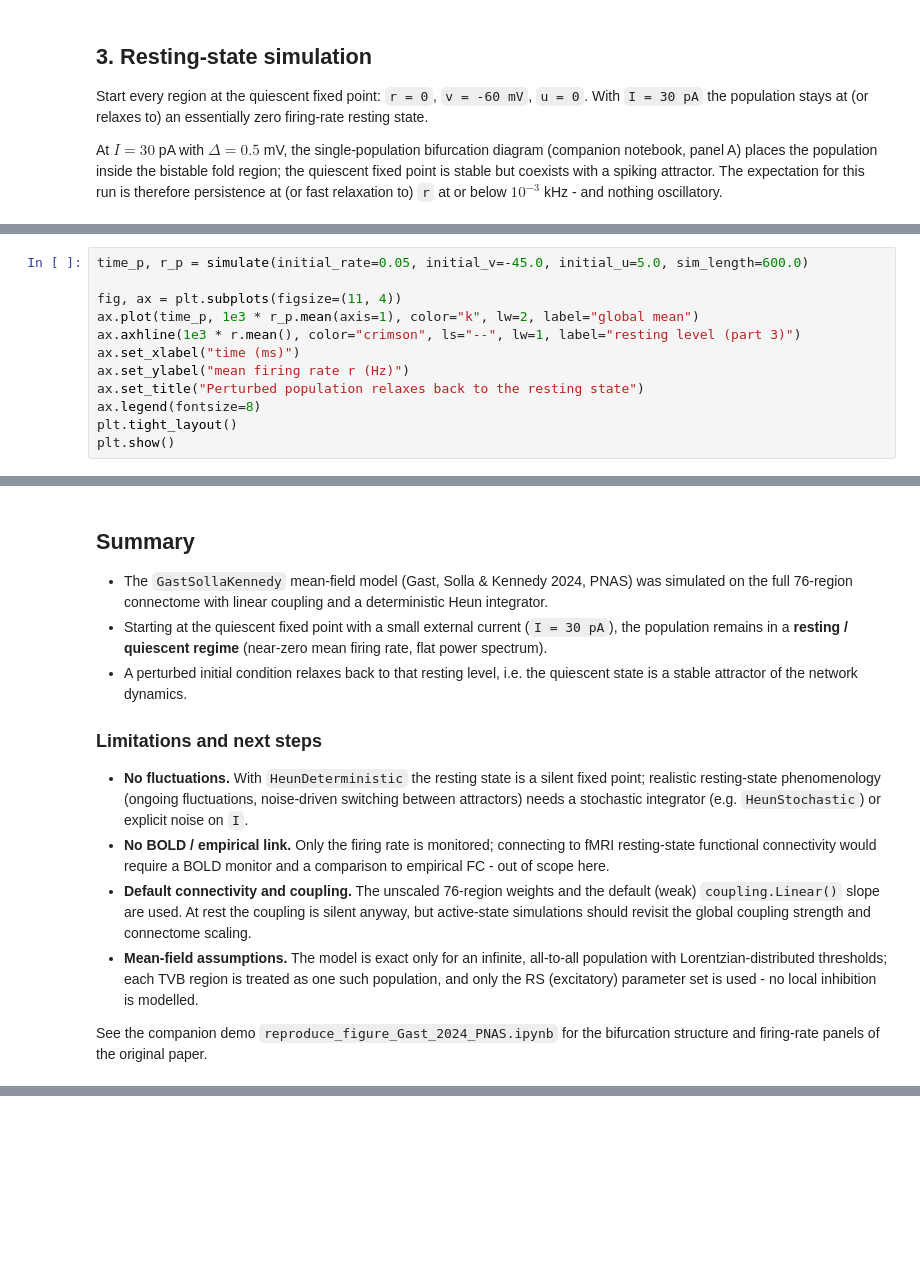
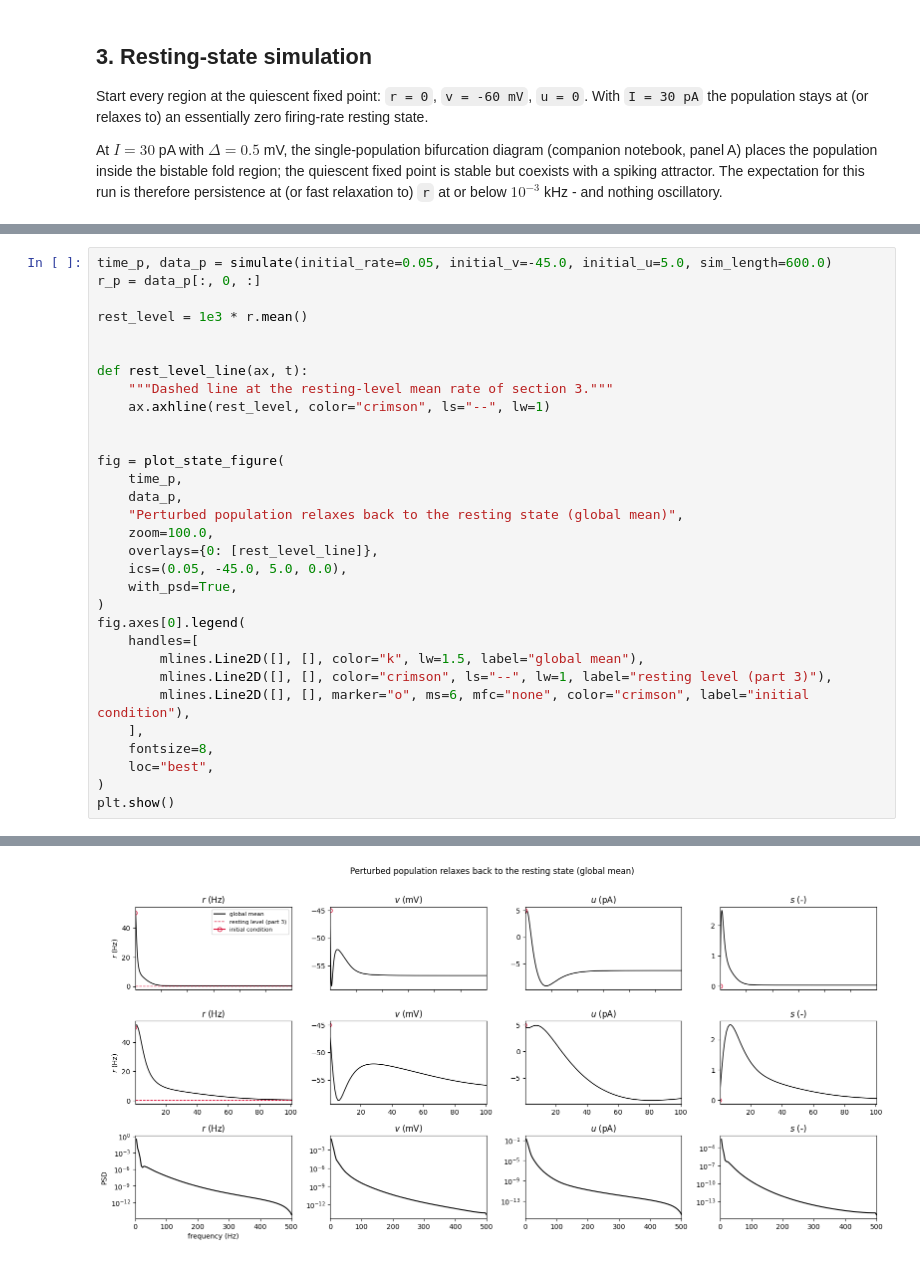
Before and after one commit to the-virtual-brain/tvb-root, a Jupyter notebook: tvb_documentation/demos/simulate_gast_solla_kennedy_resting_state.ipynb, the cells around one changed output, grey strips where cells are left out. Drawn from its saved outputs; the diff is of its cells as text; blank space fills up the shorter version.

```diff
--- a/tvb_documentation/demos/simulate_gast_solla_kennedy_resting_state.ipynb
+++ b/tvb_documentation/demos/simulate_gast_solla_kennedy_resting_state.ipynb
@@ -263,12 +384,0 @@ confirming local stability of the quiescent state in the connectome setting.
-# %%
-time_p, r_p = simulate(initial_rate=0.05, initial_v=-45.0, initial_u=5.0, sim_length=600.0)
-
-fig, ax = plt.subplots(figsize=(11, 4))
-ax.plot(time_p, 1e3 * r_p.mean(axis=1), color="k", lw=2, label="global mean")
-ax.axhline(1e3 * r.mean(), color="crimson", ls="--", lw=1, label="resting level (part 3)")
-ax.set_xlabel("time (ms)")
-ax.set_ylabel("mean firing rate r (Hz)")
-ax.set_title("Perturbed population relaxes back to the resting state")
-ax.legend(fontsize=8)
-plt.tight_layout()
-plt.show()
@@ -278,32 +385,32 @@ plt.show()
-# %% [markdown]
-## Summary
-
-* The `GastSollaKennedy` mean-field model (Gast, Solla & Kennedy 2024, PNAS)
-  was simulated on the full 76-region connectome with linear coupling and a
-  deterministic Heun integrator.
-* Starting at the quiescent fixed point with a small external current
-  (`I = 30 pA`), the population remains in a **resting / quiescent regime**
-  (near-zero mean firing rate, flat power spectrum).
-* A perturbed initial condition relaxes back to that resting level, i.e. the
-  quiescent state is a stable attractor of the network dynamics.
-
-### Limitations and next steps
-
-* **No fluctuations.** With `HeunDeterministic` the resting state is a silent
-  fixed point; realistic resting-state phenomenology (ongoing fluctuations,
-  noise-driven switching between attractors) needs a stochastic integrator
-  (e.g. `HeunStochastic`) or explicit noise on `I`.
-* **No BOLD / empirical link.** Only the firing rate is monitored; connecting
-  to fMRI resting-state functional connectivity would require a BOLD monitor
-  and a comparison to empirical FC - out of scope here.
-* **Default connectivity and coupling.** The unscaled 76-region weights and
-  the default (weak) `coupling.Linear()` slope are used. At rest the coupling
-  is silent anyway, but active-state simulations should revisit the global
-  coupling strength and connectome scaling.
-* **Mean-field assumptions.** The model is exact only for an infinite,
-  all-to-all population with Lorentzian-distributed thresholds; each TVB
-  region is treated as one such population, and only the RS (excitatory)
-  parameter set is used - no local inhibition is modelled.
-
-See the companion demo `reproduce_figure_Gast_2024_PNAS.ipynb` for the
-bifurcation structure and firing-rate panels of the original paper.
+# %%
+time_p, data_p = simulate(initial_rate=0.05, initial_v=-45.0, initial_u=5.0, sim_length=600.0)
+r_p = data_p[:, 0, :]
+
+rest_level = 1e3 * r.mean()
+
+
+def rest_level_line(ax, t):
+    """Dashed line at the resting-level mean rate of section 3."""
+    ax.axhline(rest_level, color="crimson", ls="--", lw=1)
+
+
+fig = plot_state_figure(
+    time_p,
+    data_p,
+    "Perturbed population relaxes back to the resting state (global mean)",
+    zoom=100.0,
+    overlays={0: [rest_level_line]},
+    ics=(0.05, -45.0, 5.0, 0.0),
+    with_psd=True,
+)
+fig.axes[0].legend(
+    handles=[
+        mlines.Line2D([], [], color="k", lw=1.5, label="global mean"),
+        mlines.Line2D([], [], color="crimson", ls="--", lw=1, label="resting level (part 3)"),
+        mlines.Line2D([], [], marker="o", ms=6, mfc="none", color="crimson", label="initial condition"),
+    ],
+    fontsize=8,
+    loc="best",
+)
+plt.show()
+# %% [output]
@@ -309,0 +418 @@ bifurcation structure and firing-rate panels of the original paper.
+[figure, added]
```
Also changed, not shown: parts of 26 cells of this notebook, 3 other files.
